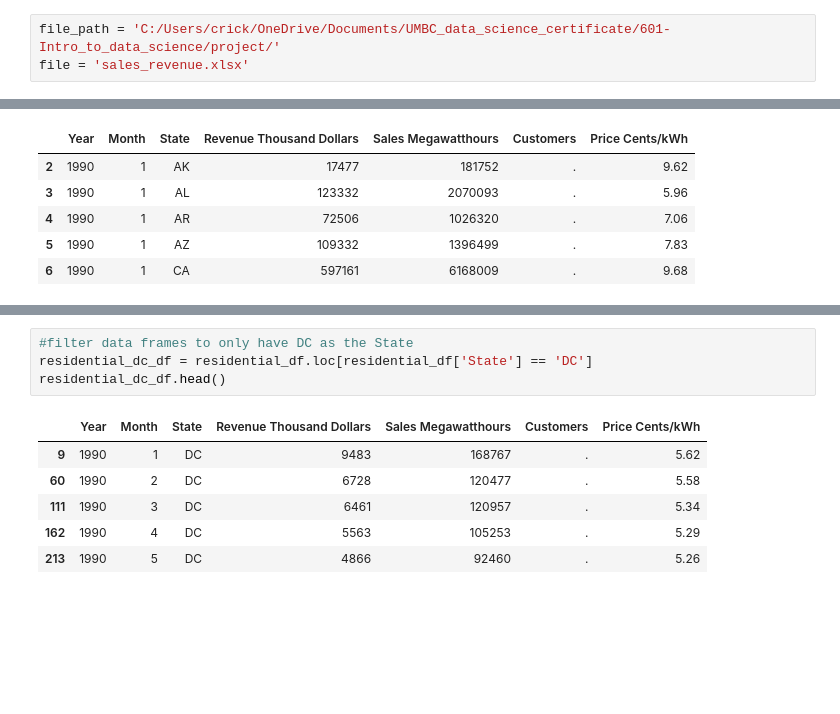
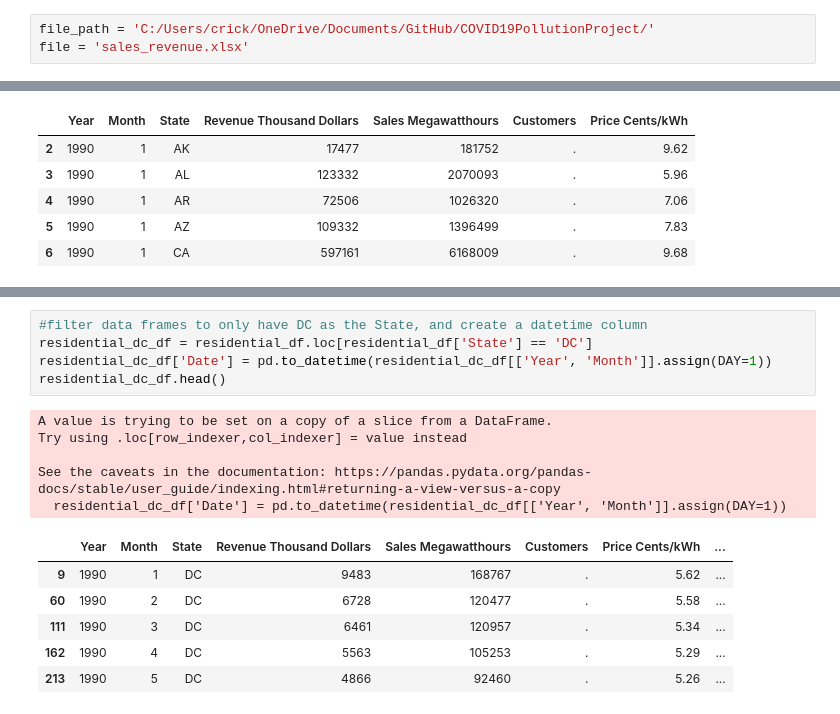
Before and after one commit to nickAndrewws/COVID19PollutionProject, a Jupyter notebook: electricity_data.ipynb, the cells around one changed output, grey strips where cells are left out. Drawn from its saved outputs; the diff is of its cells as text; blank space fills up the shorter version.

```diff
--- a/electricity_data.ipynb
+++ b/electricity_data.ipynb
@@ -3,5 +4,5 @@ import pandas as pd
 # %%
-file_path = 'C:/Users/crick/OneDrive/Documents/UMBC_data_science_certificate/601-Intro_to_data_science/project/'
+file_path = 'C:/Users/crick/OneDrive/Documents/GitHub/COVID19PollutionProject/'
 file = 'sales_revenue.xlsx'
 # %%
 #read in data
@@ -93,13 +94,19 @@ commercial_df.head()
 # %%
-#filter data frames to only have DC as the State
+#filter data frames to only have DC as the State, and create a datetime column
 residential_dc_df = residential_df.loc[residential_df['State'] == 'DC']
+residential_dc_df['Date'] = pd.to_datetime(residential_dc_df[['Year', 'Month']].assign(DAY=1))
 residential_dc_df.head()
 # %% [output]
+A value is trying to be set on a copy of a slice from a DataFrame.
+Try using .loc[row_indexer,col_indexer] = value instead
+
+See the caveats in the documentation: https://pandas.pydata.org/pandas-docs/stable/user_guide/indexing.html#returning-a-view-versus-a-copy
+  residential_dc_df['Date'] = pd.to_datetime(residential_dc_df[['Year', 'Month']].assign(DAY=1))
-|  | Year | Month | State | Revenue Thousand Dollars | Sales Megawatthours | Customers | Price Cents/kWh |
-| 9 | 1990 | 1 | DC | 9483 | 168767 | . | 5.62 |
-| 60 | 1990 | 2 | DC | 6728 | 120477 | . | 5.58 |
-| 111 | 1990 | 3 | DC | 6461 | 120957 | . | 5.34 |
-| 162 | 1990 | 4 | DC | 5563 | 105253 | . | 5.29 |
-| 213 | 1990 | 5 | DC | 4866 | 92460 | . | 5.26 |
+|  | Year | Month | State | Revenue Thousand Dollars | Sales Megawatthours | Customers | Price Cents/kWh | ... |
+| 9 | 1990 | 1 | DC | 9483 | 168767 | . | 5.62 | ... |
+| 60 | 1990 | 2 | DC | 6728 | 120477 | . | 5.58 | ... |
+| 111 | 1990 | 3 | DC | 6461 | 120957 | . | 5.34 | ... |
+| 162 | 1990 | 4 | DC | 5563 | 105253 | . | 5.29 | ... |
+| 213 | 1990 | 5 | DC | 4866 | 92460 | . | 5.26 | ... |
 # %%
 commercial_dc_df = commercial_df.loc[commercial_df['State'] == 'DC']
```
Also changed, not shown: parts of 10 cells of this notebook.
